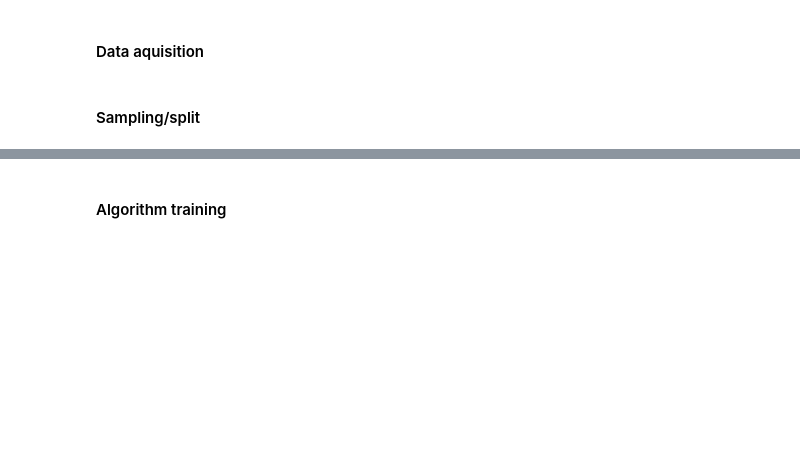
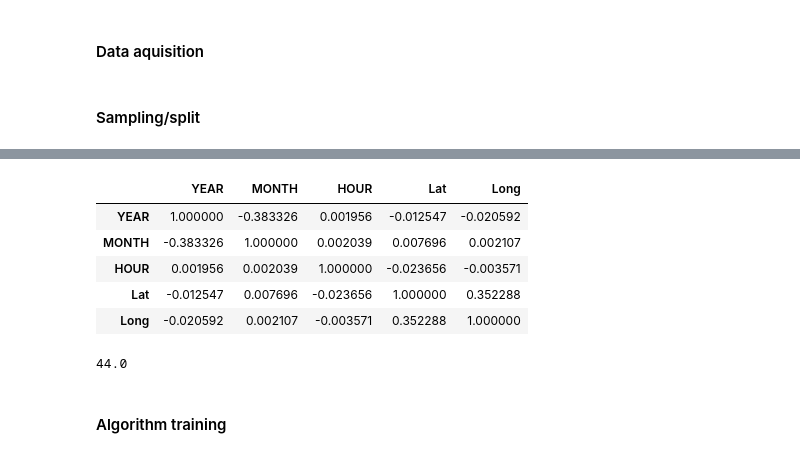
Before and after one commit to BlocknBoom123/CrimePy, a Jupyter notebook: Boston/BostonCrime.ipynb, the cells around one changed output, grey strips where cells are left out. Saved outputs shown, nothing was run; the diff lists cells and outputs as text; code cells hidden in the pictures; blank space fills up the shorter version.

```diff
--- a/Boston/BostonCrime.ipynb
+++ b/Boston/BostonCrime.ipynb
@@ -386,0 +413,3 @@ X_train, X_test, y_train, y_test = train_test_split(X, y, train_size=0.7, random
+# %%
+df.corr()
+# %% [output]
@@ -386,0 +417,6 @@ X_train, X_test, y_train, y_test = train_test_split(X, y, train_size=0.7, random
+|  | YEAR | MONTH | HOUR | Lat | Long |
+| YEAR | 1.000000 | -0.383326 | 0.001956 | -0.012547 | -0.020592 |
+| MONTH | -0.383326 | 1.000000 | 0.002039 | 0.007696 | 0.002107 |
+| HOUR | 0.001956 | 0.002039 | 1.000000 | -0.023656 | -0.003571 |
+| Lat | -0.012547 | 0.007696 | -0.023656 | 1.000000 | 0.352288 |
+| Long | -0.020592 | 0.002107 | -0.003571 | 0.352288 | 1.000000 |
@@ -387,3 +432,7 @@ X_train, X_test, y_train, y_test = train_test_split(X, y, train_size=0.7, random
+# %%
+f1
+# %% [output]
+44.0
 # %% [markdown]
 #### Algorithm training
 # %%
```
Also changed, not shown: parts of 6 cells of this notebook, 5 other files.
